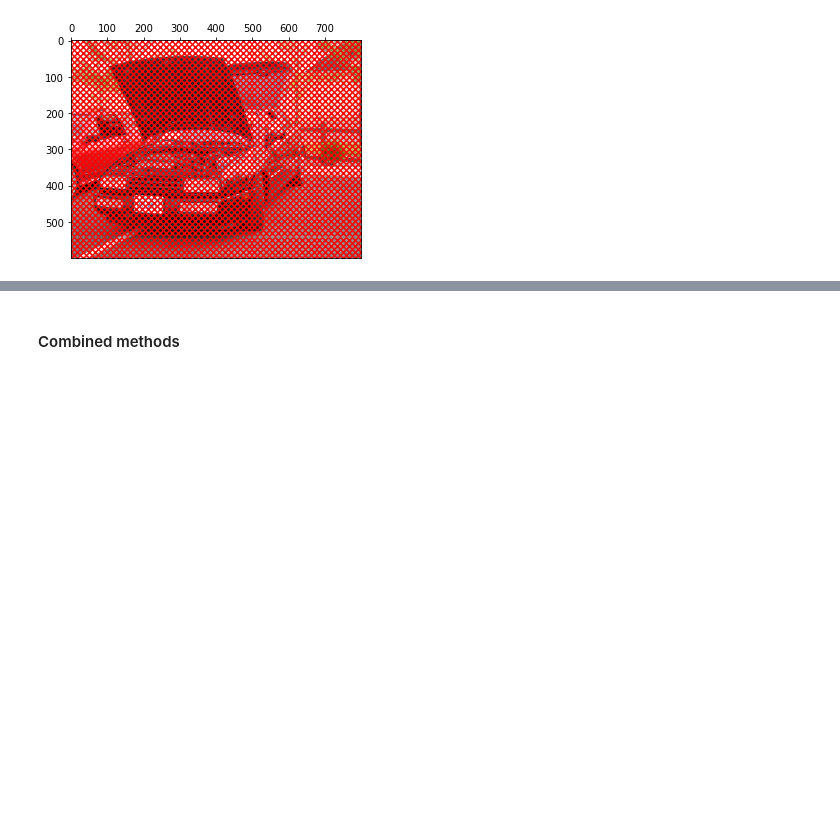
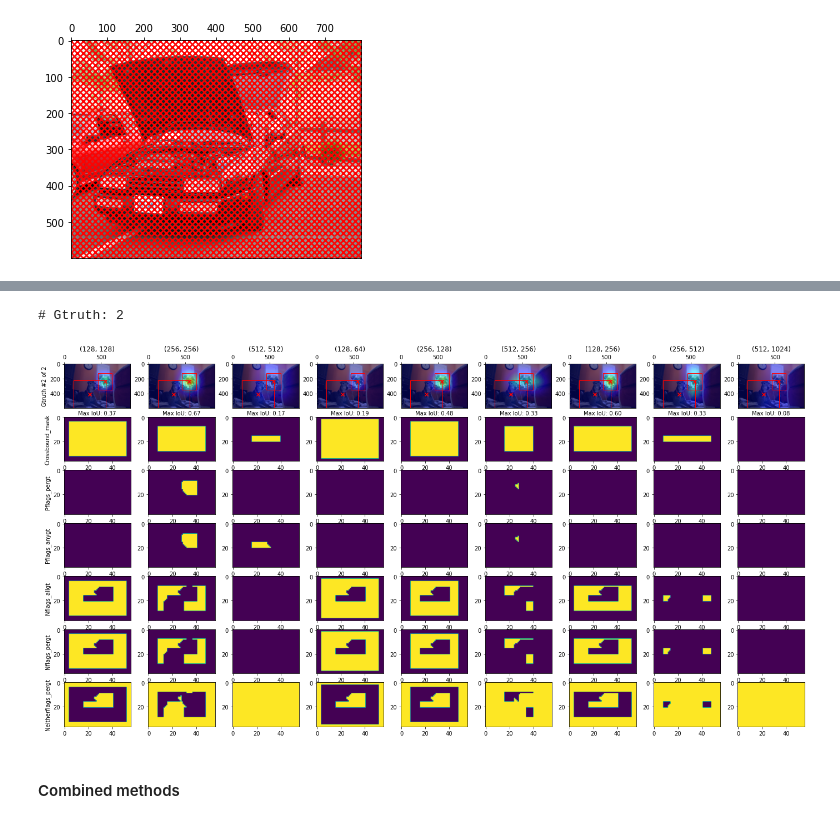
Before and after one commit to stanfidb/models, a Jupyter notebook: FasterRCNN.ipynb, the cells around one changed output, grey strips where cells are left out. Saved outputs shown, nothing was run; the diff lists cells and outputs as text; code cells hidden in the pictures; blank space fills up the shorter version.

```diff
--- a/FasterRCNN.ipynb
+++ b/FasterRCNN.ipynb
@@ -701,3 +708,8 @@ anchor_flag_debugging(next(iter(test_ds.take(1))), 1)
+# %%
+anchor_flag_debugging(get_sample(0, 'test'), 1)
+# %% [output]
+# Gtruth: 2
+[figure, added]
 # %%
 def calc_reg_loss(reg_paramtzd, gtruth_paramtzd):
     """ Calculate the regression loss between
```
Also changed, not shown: parts of 8 cells of this notebook.
